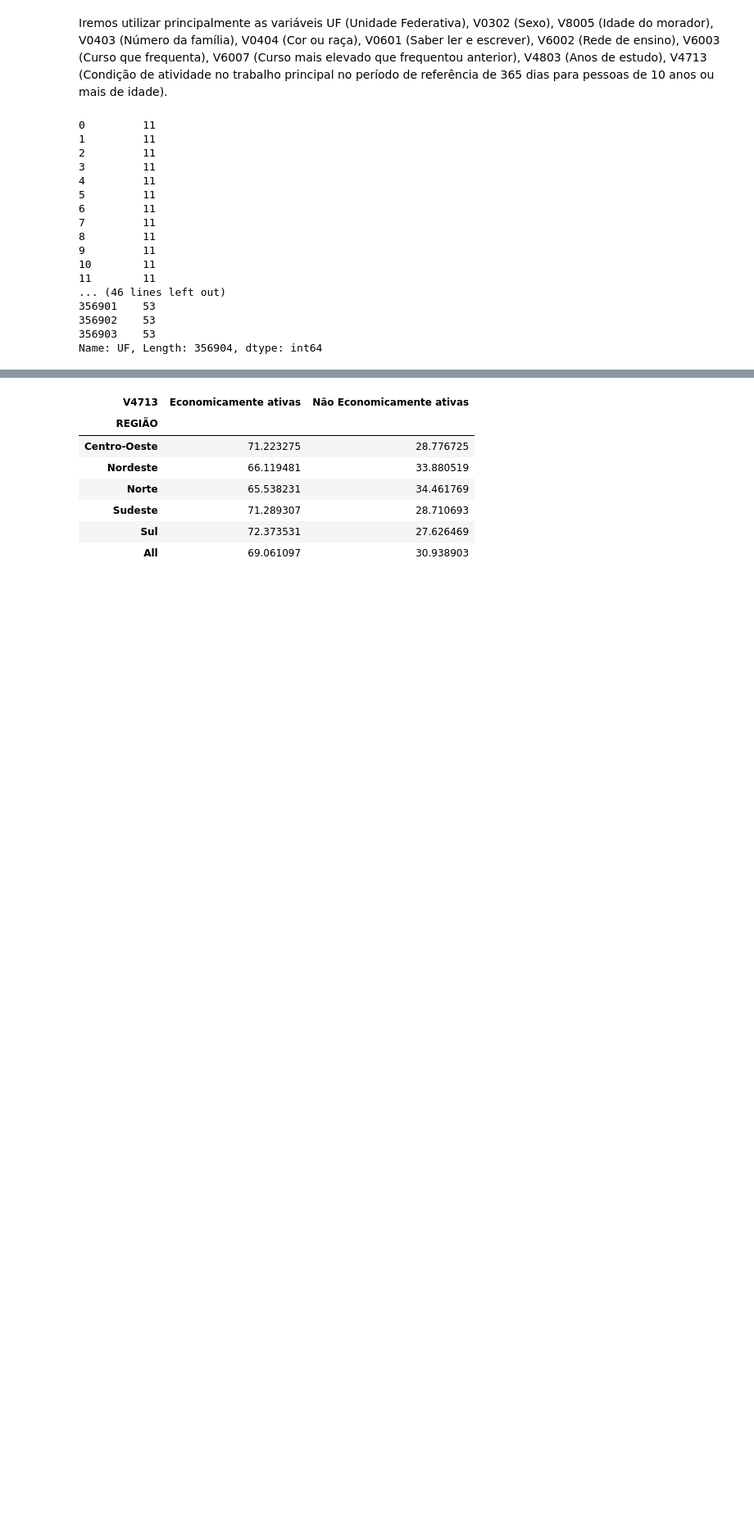
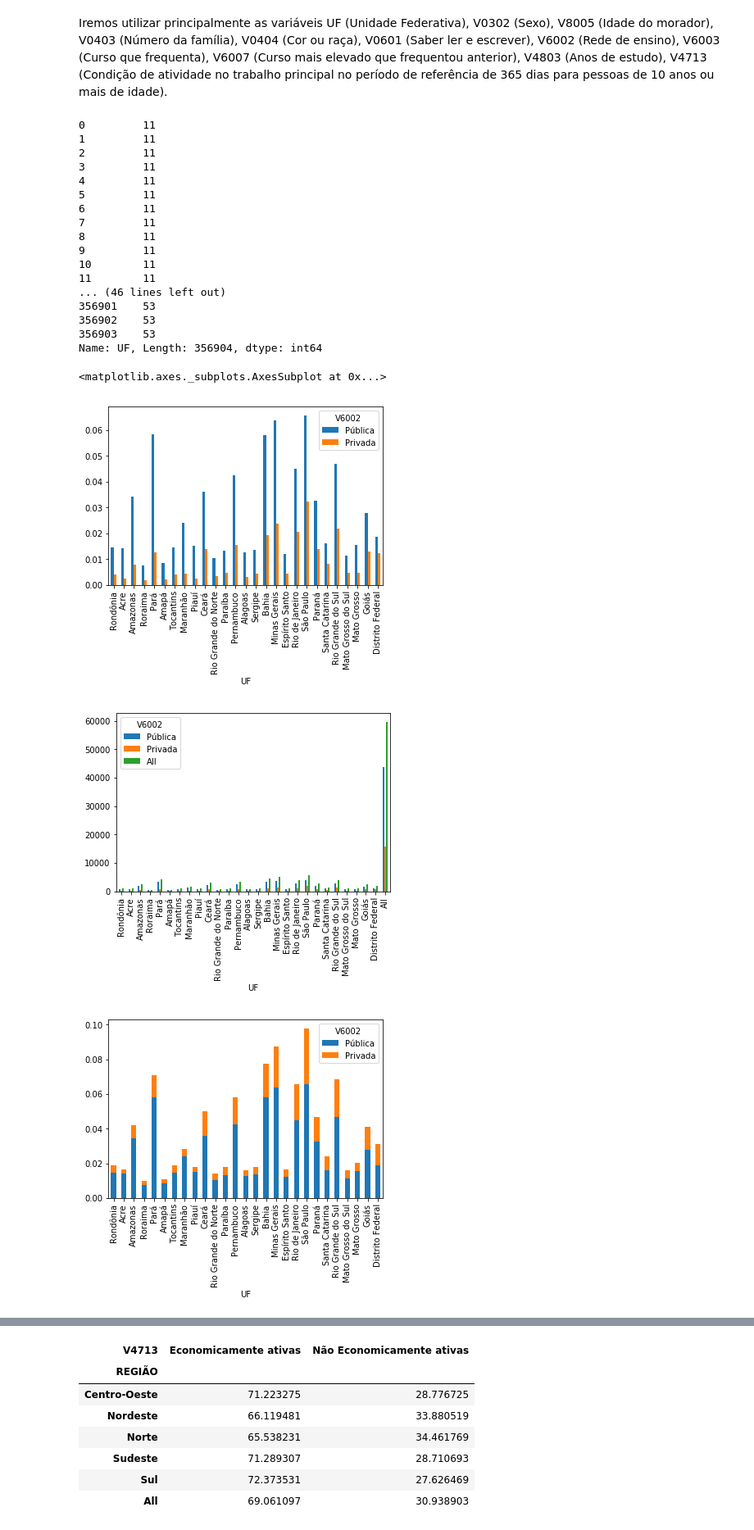
Before and after one commit to FidyBack/projeto_Cdata, a Jupyter notebook: Projeto_PNAD.ipynb, the cells around one changed output, grey strips where cells are left out. Shown at 82% size. Saved outputs shown, nothing was run; the diff lists cells and outputs as text; code cells hidden in the pictures; blank space fills up the shorter version.

```diff
--- a/Projeto_PNAD.ipynb
+++ b/Projeto_PNAD.ipynb
@@ -59,3 +65,19 @@ data_filtro.V4713.cat.categories = ("Economicamente ativas", "Não Economicament
+# %%
+cross_1 = pd.crosstab(data_filtro.UF, data_filtro.V6002, normalize=True)
+plot = cross_1.plot(kind='bar')
+plot
+
+cross_1_ = pd.crosstab(data_filtro.UF, data_filtro.V6002, margins=True)
+plot_ = cross_1_.plot(kind='bar')
+plot_
+
+plot_2_ = cross_1.plot(kind='bar', stacked=True)
+plot_2_
+# %% [output]
+<matplotlib.axes._subplots.AxesSubplot at 0x...>
+[figure, added]
+[figure, added]
+[figure, added]
 # %%
 data_filtro.head()
 # %% [output]
```
Also changed, not shown: parts of 2 cells of this notebook.
